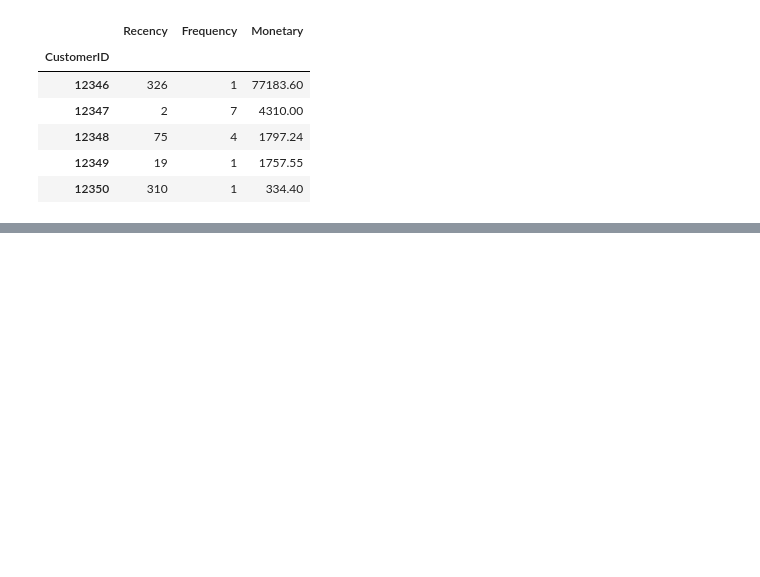
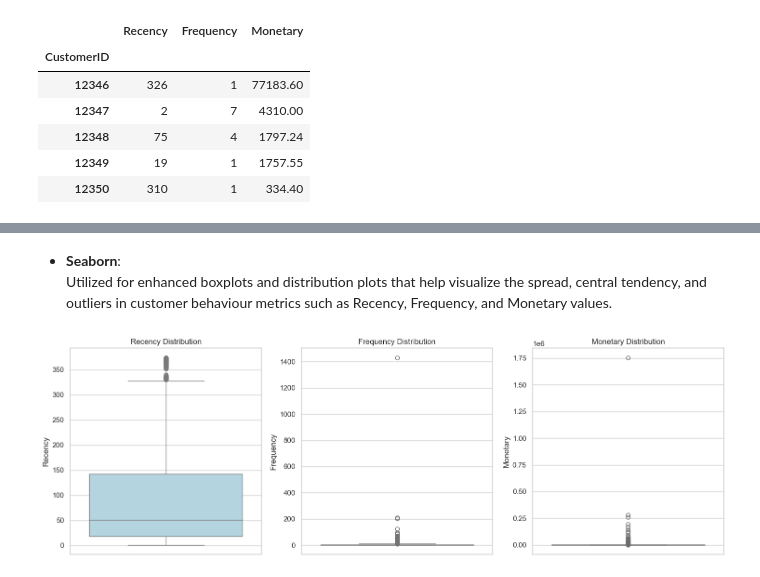
Before and after one commit to angeljayakumar/online-retail-analysis, a Jupyter notebook: notebooks/customer-behaviour.ipynb, the cells around one changed output, grey strips where cells are left out. Saved outputs shown, nothing was run; the diff lists cells and outputs as text; code cells hidden in the pictures; blank space fills up the shorter version.

```diff
--- a/notebooks/customer-behaviour.ipynb
+++ b/notebooks/customer-behaviour.ipynb
@@ -227,0 +244,27 @@ rfm.head()
+# %% [markdown]
+- **Seaborn**:
+  Utilized for enhanced boxplots and distribution plots that help visualize the spread, central tendency, and outliers in customer behaviour metrics such as Recency, Frequency, and Monetary values.
+# %%
+
+
+plt.figure(figsize=(15, 5))
+
+# Recency boxplot
+plt.subplot(1, 3, 1)
+sns.boxplot(y=rfm['Recency'], color='lightblue')
+plt.title('Recency Distribution')
+
+# Frequency boxplot
+plt.subplot(1, 3, 2)
+sns.boxplot(y=rfm['Frequency'], color='lightgreen')
+plt.title('Frequency Distribution')
+
+# Monetary boxplot
+plt.subplot(1, 3, 3)
+sns.boxplot(y=rfm['Monetary'], color='salmon')
+plt.title('Monetary Distribution')
+
+plt.tight_layout()
+plt.show()
+# %% [output]
+[figure, added]
```
Also changed, not shown: parts of 4 cells of this notebook.
